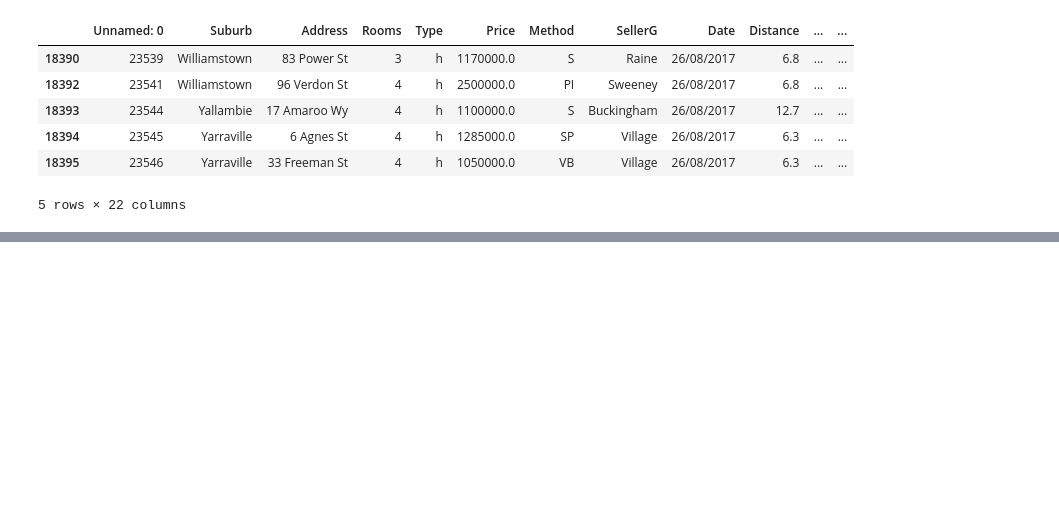
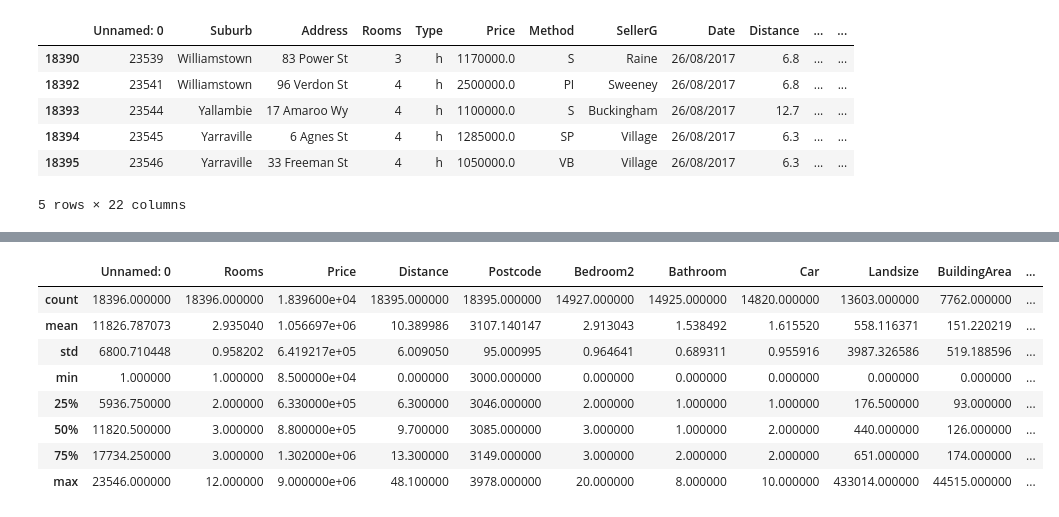
Before and after one commit to Iliya-Askari/Data-Science-Practice, a Jupyter notebook: pandas/pandas-2.ipynb, the cells around one changed output, grey strips where cells are left out. Drawn from its saved outputs; the diff is of its cells as text; code cells hidden in the pictures; blank space fills up the shorter version.

```diff
--- a/pandas/pandas-2.ipynb
+++ b/pandas/pandas-2.ipynb
@@ -68,0 +110,12 @@ data_pr1000000.tail()
+# %%
+data.describe()
+# %% [output]
+|  | Unnamed: 0 | Rooms | Price | Distance | Postcode | Bedroom2 | Bathroom | Car | Landsize | BuildingArea | ... |
+| count | 18396.000000 | 18396.000000 | 1.839600e+04 | 18395.000000 | 18395.000000 | 14927.000000 | 14925.000000 | 14820.000000 | 13603.000000 | 7762.000000 | ... |
+| mean | 11826.787073 | 2.935040 | 1.056697e+06 | 10.389986 | 3107.140147 | 2.913043 | 1.538492 | 1.615520 | 558.116371 | 151.220219 | ... |
+| std | 6800.710448 | 0.958202 | 6.419217e+05 | 6.009050 | 95.000995 | 0.964641 | 0.689311 | 0.955916 | 3987.326586 | 519.188596 | ... |
+| min | 1.000000 | 1.000000 | 8.500000e+04 | 0.000000 | 3000.000000 | 0.000000 | 0.000000 | 0.000000 | 0.000000 | 0.000000 | ... |
+| 25% | 5936.750000 | 2.000000 | 6.330000e+05 | 6.300000 | 3046.000000 | 2.000000 | 1.000000 | 1.000000 | 176.500000 | 93.000000 | ... |
+| 50% | 11820.500000 | 3.000000 | 8.800000e+05 | 9.700000 | 3085.000000 | 3.000000 | 1.000000 | 2.000000 | 440.000000 | 126.000000 | ... |
+| 75% | 17734.250000 | 3.000000 | 1.302000e+06 | 13.300000 | 3149.000000 | 3.000000 | 2.000000 | 2.000000 | 651.000000 | 174.000000 | ... |
+| max | 23546.000000 | 12.000000 | 9.000000e+06 | 48.100000 | 3978.000000 | 20.000000 | 8.000000 | 10.000000 | 433014.000000 | 44515.000000 | ... |
```
Also changed, not shown: parts of 15 cells of this notebook.
